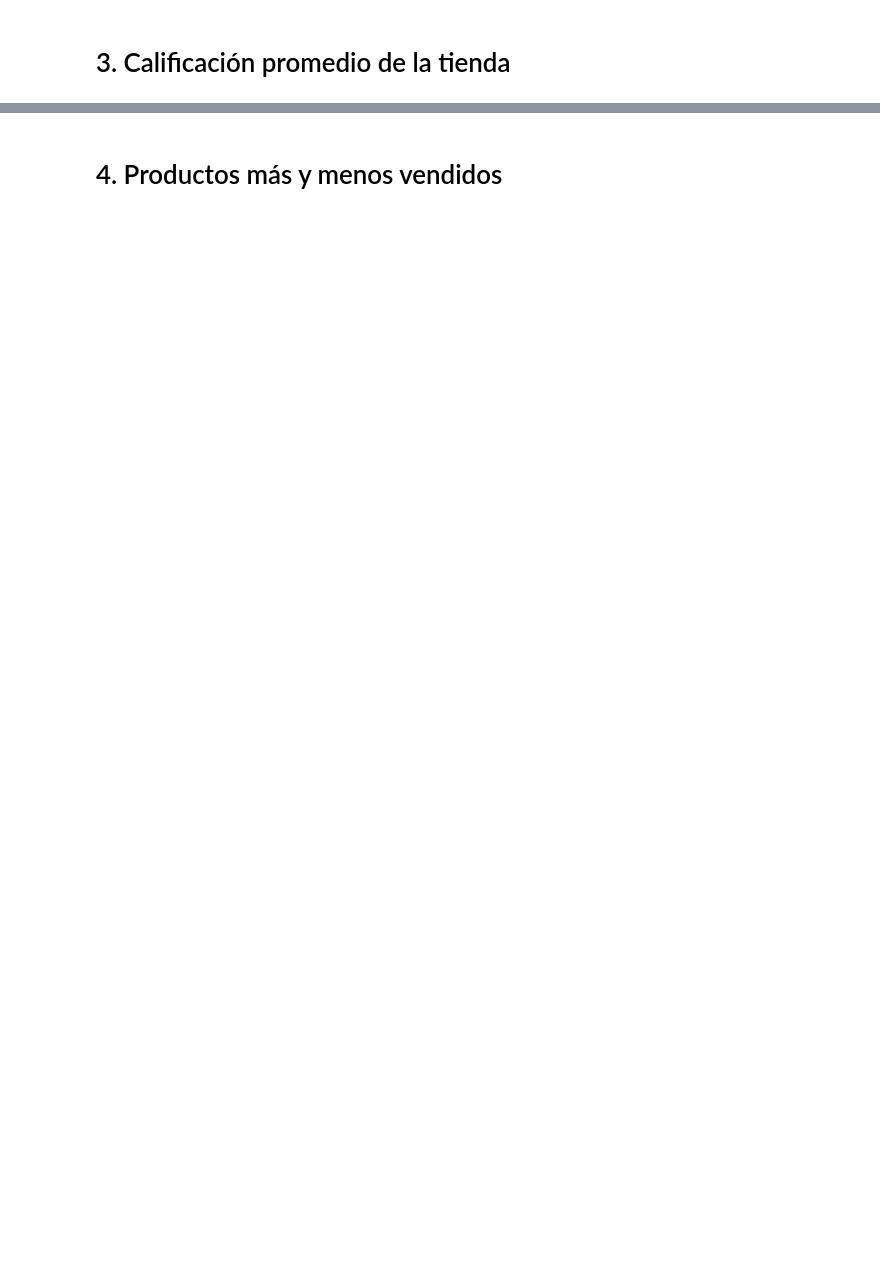
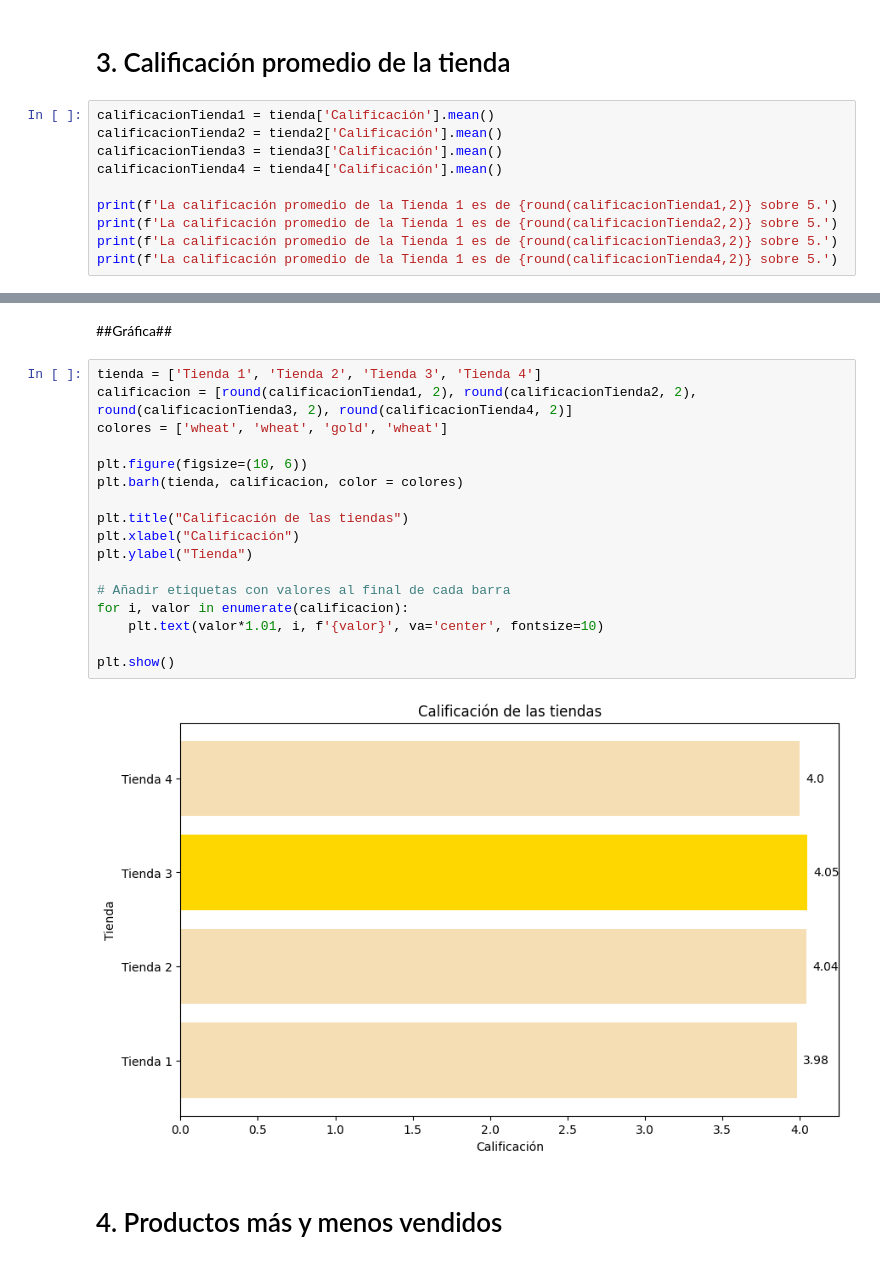
Before and after one commit to MauLazcano/challengeAluraStore, a Jupyter notebook: AluraStoreLatam.ipynb, the cells around one changed output, grey strips where cells are left out. Saved outputs shown, nothing was run; the diff lists cells and outputs as text; blank space fills up the shorter version.

```diff
--- a/AluraStoreLatam.ipynb
+++ b/AluraStoreLatam.ipynb
@@ -28,2 +156,12 @@ tienda.head()
 # %% [markdown]
 # 3. Calificación promedio de la tienda
+# %%
+calificacionTienda1 = tienda['Calificación'].mean()
+calificacionTienda2 = tienda2['Calificación'].mean()
+calificacionTienda3 = tienda3['Calificación'].mean()
+calificacionTienda4 = tienda4['Calificación'].mean()
+
+print(f'La calificación promedio de la Tienda 1 es de {round(calificacionTienda1,2)} sobre 5.')
+print(f'La calificación promedio de la Tienda 1 es de {round(calificacionTienda2,2)} sobre 5.')
+print(f'La calificación promedio de la Tienda 1 es de {round(calificacionTienda3,2)} sobre 5.')
+print(f'La calificación promedio de la Tienda 1 es de {round(calificacionTienda4,2)} sobre 5.')
@@ -30,2 +185,23 @@ tienda.head()
+# %% [markdown]
+##Gráfica##
+# %%
+tienda = ['Tienda 1', 'Tienda 2', 'Tienda 3', 'Tienda 4']
+calificacion = [round(calificacionTienda1, 2), round(calificacionTienda2, 2), round(calificacionTienda3, 2), round(calificacionTienda4, 2)]
+colores = ['wheat', 'wheat', 'gold', 'wheat']
+
+plt.figure(figsize=(10, 6))
+plt.barh(tienda, calificacion, color = colores)
+
+plt.title("Calificación de las tiendas")
+plt.xlabel("Calificación")
+plt.ylabel("Tienda")
+
+# Añadir etiquetas con valores al final de cada barra
+for i, valor in enumerate(calificacion):
+    plt.text(valor*1.01, i, f'{valor}', va='center', fontsize=10)
+
+plt.show()
+# %% [output]
+[figure, added]
 # %% [markdown]
 # 4. Productos más y menos vendidos
```
Also changed, not shown: parts of 45 cells of this notebook.
